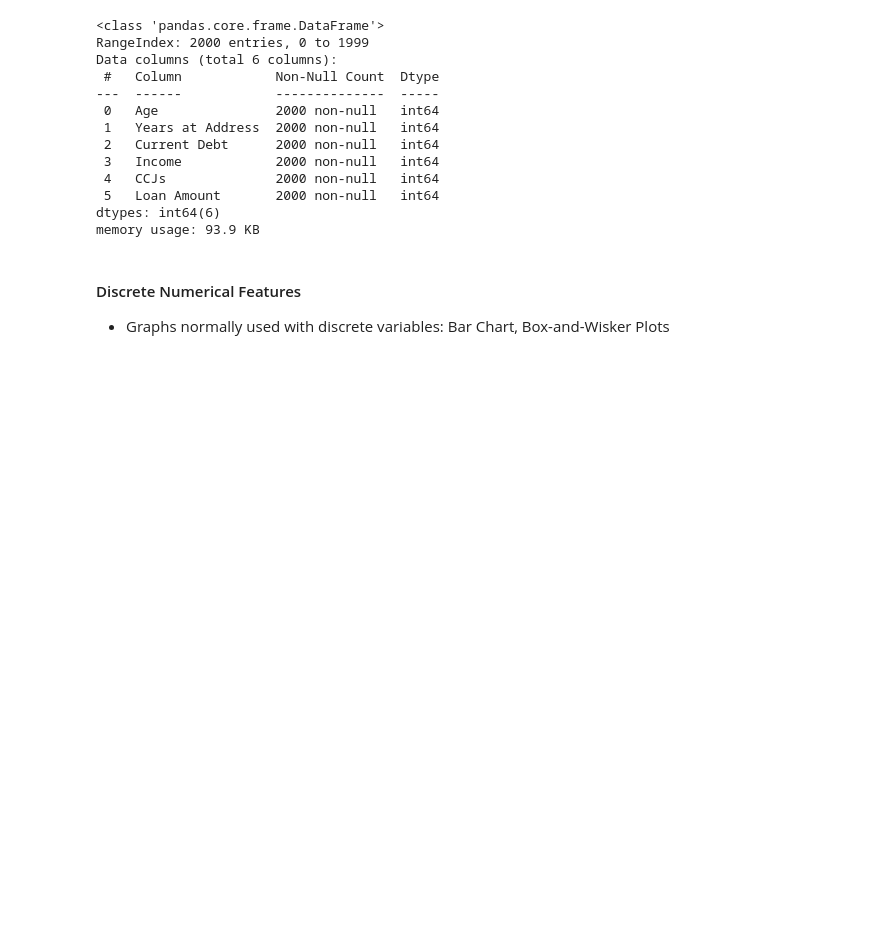
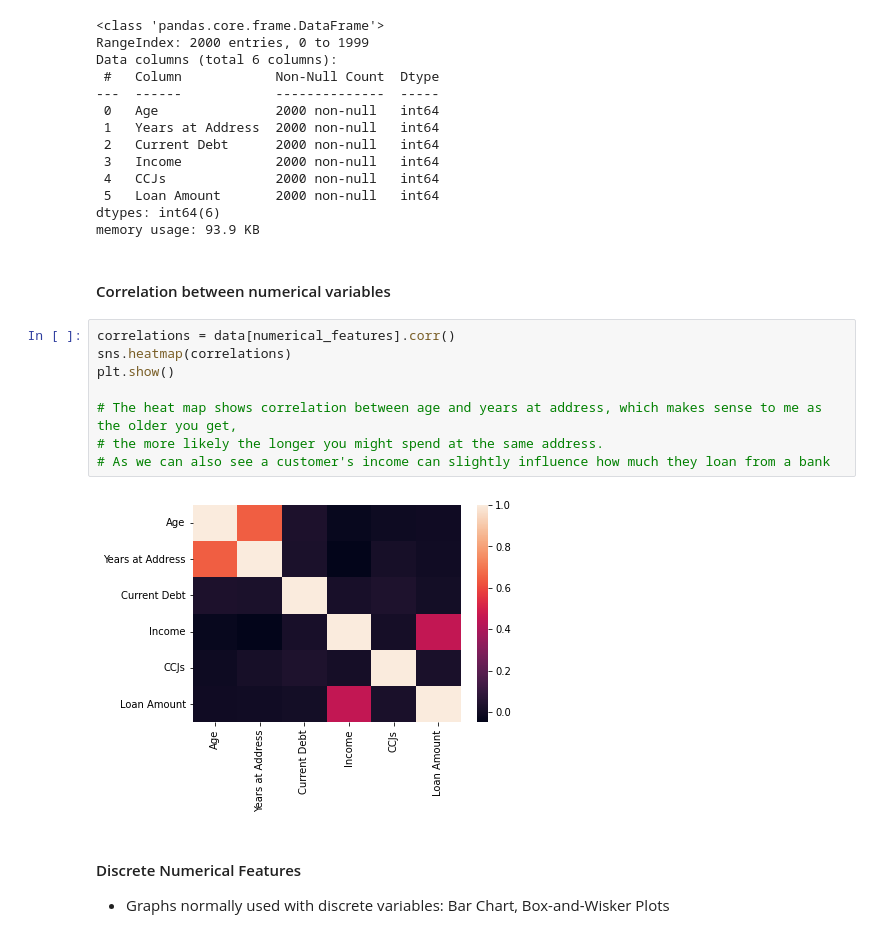
Before and after one commit to certifiedSQLboy/Loan-Repayment-Prediction, a Jupyter notebook: EDA.ipynb, the cells around one changed output. Cells and saved outputs as stored; diff of their text form; blank space fills up the shorter version.

```diff
--- a/EDA.ipynb
+++ b/EDA.ipynb
@@ -169,6 +169,18 @@ Data columns (total 6 columns):
  5   Loan Amount       2000 non-null   int64
 dtypes: int64(6)
 memory usage: 93.9 KB
+# %% [markdown]
+#### Correlation between numerical variables
+# %%
+correlations = data[numerical_features].corr()
+sns.heatmap(correlations)
+plt.show()
+
+# The heat map shows correlation between age and years at address, which makes sense to me as the older you get,
+# the more likely the longer you might spend at the same address.
+# As we can also see a customer's income can slightly influence how much they loan from a bank
+# %% [output]
+[figure, added]
 # %% [markdown]
 #### Discrete Numerical Features
 * Graphs normally used with discrete variables: Bar Chart, Box-and-Wisker Plots
```
Also changed, not shown: parts of 3 cells of this notebook, 1 other file.
